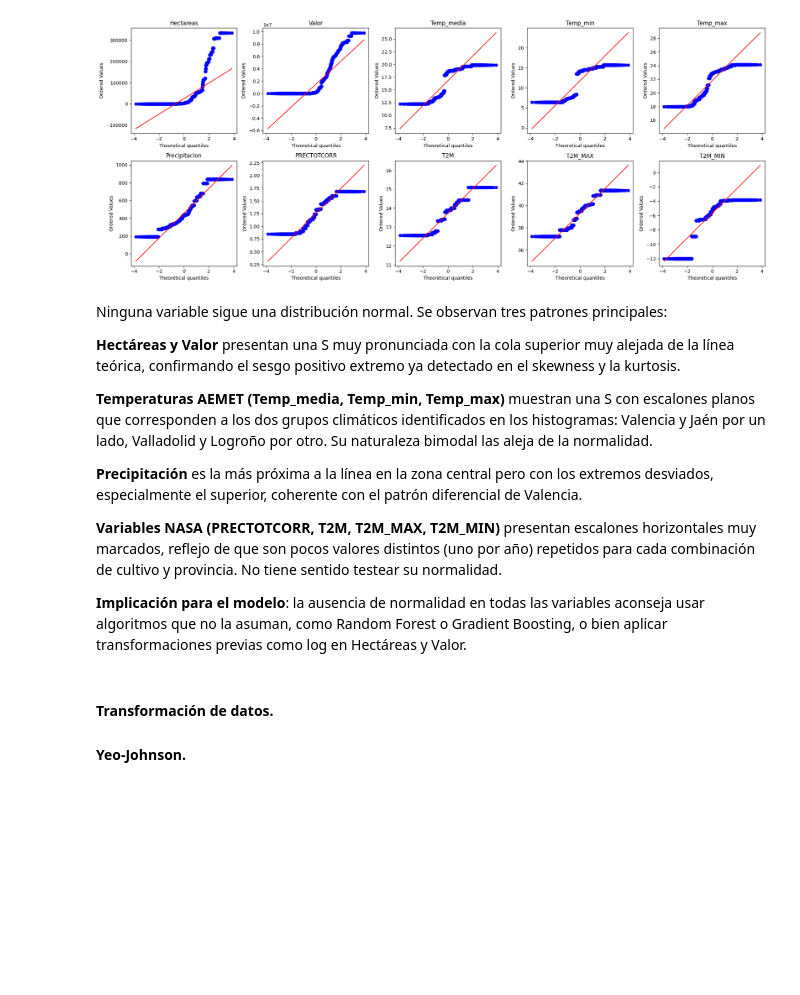
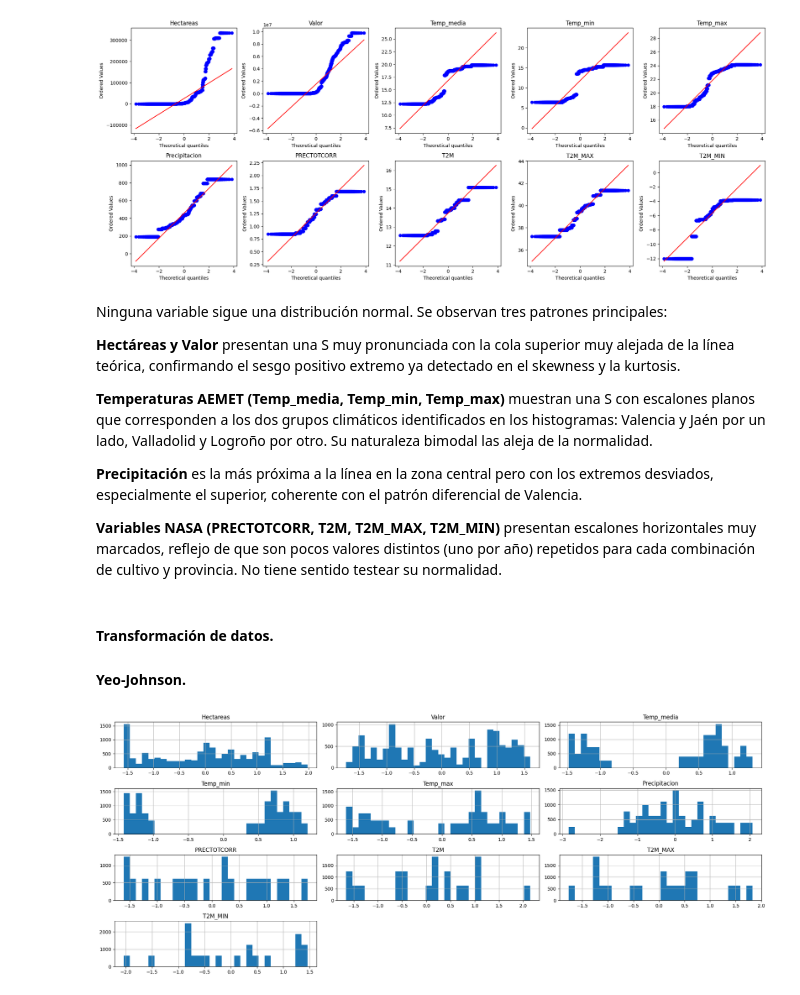
Before and after one commit to RosaSierr0609/Impacto-del-clima-en-la-agricultura-, a Jupyter notebook: 3. EDA.ipynb, the cells around one changed output. Saved outputs shown, nothing was run; the diff lists cells and outputs as text; code cells hidden in the pictures; blank space fills up the shorter version.

Commit message:
Finalización EDA
Realizo transformación de datos sesgados, revisión de outliers, analisis de la evolución temporal y busqueda de correlaciones.

```diff
--- a/3. EDA.ipynb
+++ b/3. EDA.ipynb
@@ -269,9 +270,18 @@ Ninguna variable sigue una distribución normal. Se observan tres patrones princ
 **Precipitación** es la más próxima a la línea en la zona central pero con los extremos desviados, especialmente el superior, coherente con el patrón diferencial de Valencia.
 
 **Variables NASA (PRECTOTCORR, T2M, T2M_MAX, T2M_MIN)** presentan escalones horizontales muy marcados, reflejo de que son pocos valores distintos (uno por año) repetidos para cada combinación de cultivo y provincia. No tiene sentido testear su normalidad.
-
-**Implicación para el modelo**: la ausencia de normalidad en todas las variables aconseja usar algoritmos que no la asuman, como Random Forest o Gradient Boosting, o bien aplicar transformaciones previas como log en Hectáreas y Valor.
 # %% [markdown]
 #### **Transformación de datos.**
 
 #### Yeo-Johnson.
+# %%
+pt = PowerTransformer(method='yeo-johnson')
+
+df_transformado = df_agric_clima.copy()
+df_transformado[numericas] = pt.fit_transform(df_agric_clima[numericas].fillna(0))
+
+df_transformado[numericas].hist(figsize=(20, 8), bins=30)
+plt.tight_layout()
+plt.show()
+# %% [output]
+[figure, added]
```
Also changed, not shown: parts of 17 cells of this notebook, 3 other files.
